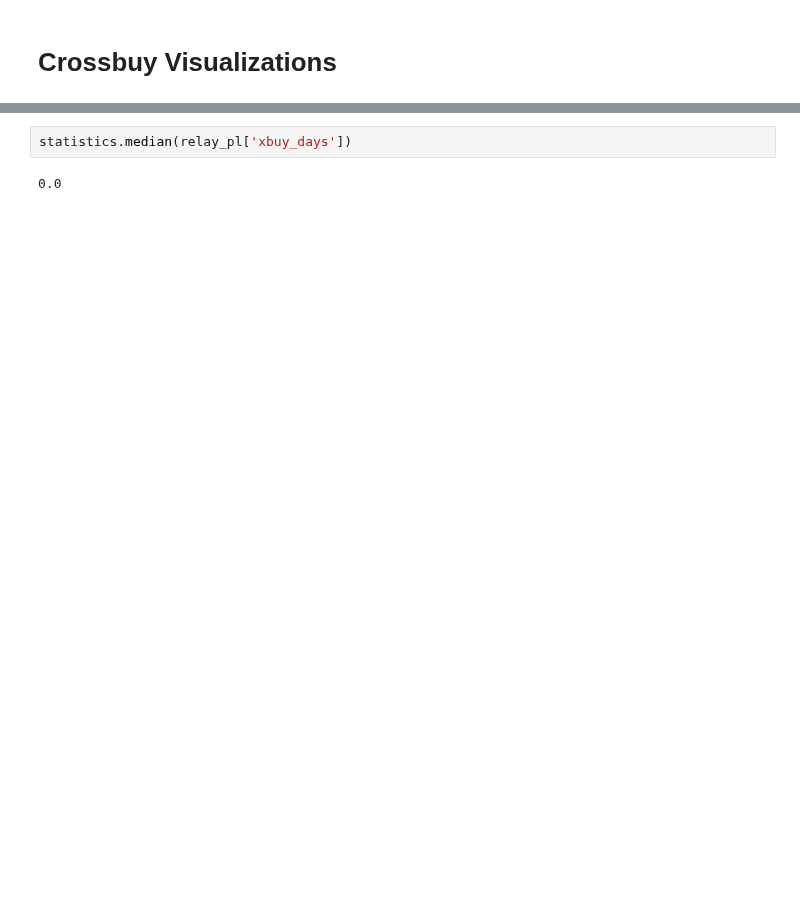
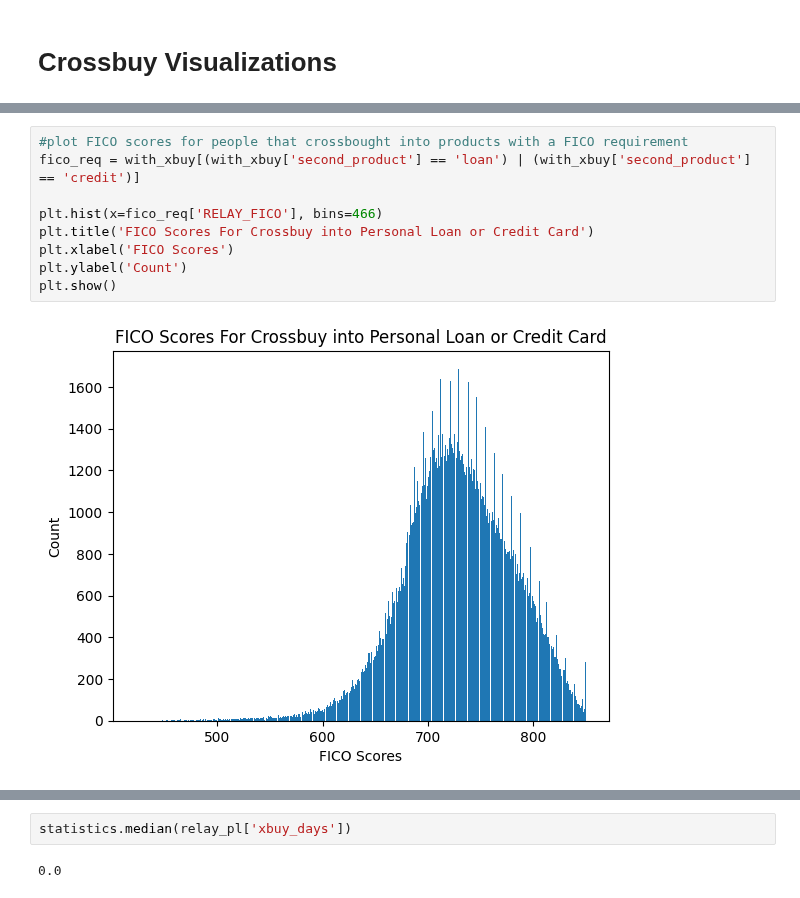
Before and after one commit to chasewes/DataSlayers, a Jupyter notebook: cant_code/individual_models.ipynb, the cells around one changed output, grey strips where cells are left out. Saved outputs shown, nothing was run; the diff lists cells and outputs as text; blank space fills up the shorter version.

```diff
--- a/cant_code/individual_models.ipynb
+++ b/cant_code/individual_models.ipynb
@@ -564,0 +233,11 @@ plt.show()
+# %%
+#plot FICO scores for people that crossbought into products with a FICO requirement
+fico_req = with_xbuy[(with_xbuy['second_product'] == 'loan') | (with_xbuy['second_product'] == 'credit')]
+
+plt.hist(x=fico_req['RELAY_FICO'], bins=466)
+plt.title('FICO Scores For Crossbuy into Personal Loan or Credit Card')
+plt.xlabel('FICO Scores')
+plt.ylabel('Count')
+plt.show()
+# %% [output]
+[figure, added]
```
Also changed, not shown: parts of 59 cells of this notebook.
